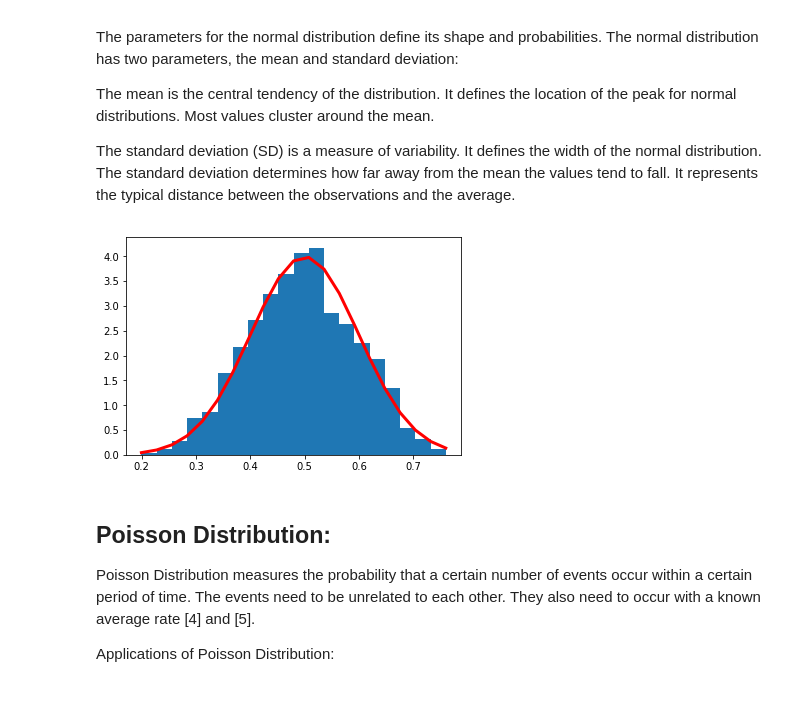
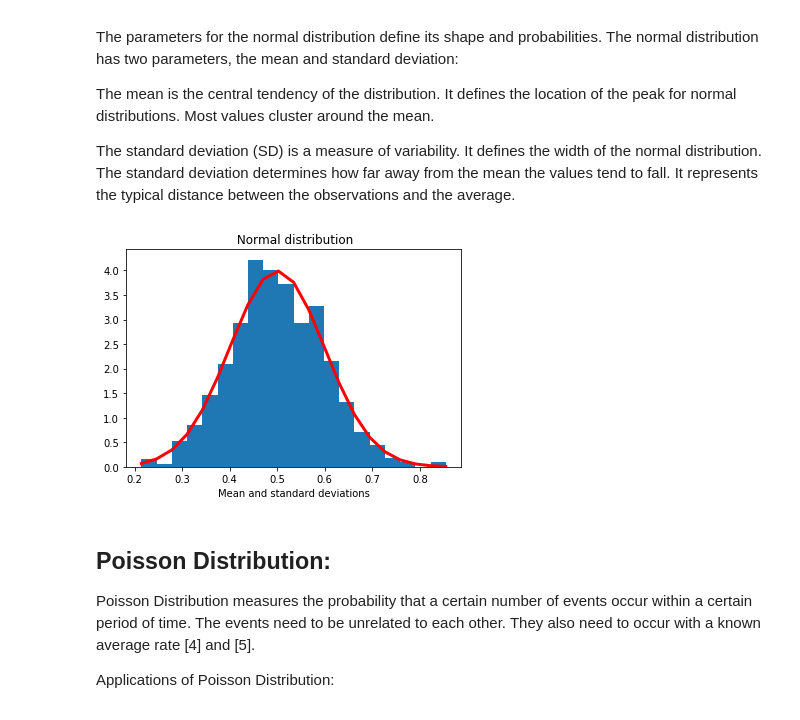
Before and after one commit to mikequaid/Programming, a Jupyter notebook: Practical Assignment - Programming.ipynb, the cells around one changed output. Cells and saved outputs as stored; diff of their text form; code cells hidden in the pictures.

```diff
--- a/Practical Assignment - Programming.ipynb
+++ b/Practical Assignment - Programming.ipynb
@@ -77,23 +104,25 @@ The standard deviation (SD) is a measure of variability. It defines the width of
 # %%
 # Example of Normal Distribution
 # numpy.random.normal draws random samples from a normal distribution
-# It has three parameters: location (M), scale (SD) and size (optional)
+# It has three parameters: location (Mean), scale (SD) and Size is optional
 
 %matplotlib inline
 import numpy as np
 import matplotlib.pyplot as plt
 
 mu, sigma = 0.5, 0.1 # Create Mean and Standard Deviation variables
 s = np.random.normal(mu, sigma, 1000)
 
 count, bins, ignored = plt.hist(s, 20, normed=True) # Create the bins and histogram
 
 # Plot the distribution curve
 plt.plot(bins, 1/(sigma * np.sqrt(2 * np.pi)) *
     np.exp( - (bins - mu)**2 / (2 * sigma**2) ),       linewidth=3, color='r')
+plt.xlabel('Mean and standard deviations') # x axis label
+plt.title(' Normal distribution') # Add title
 plt.show()
 # %% [output]
-[figure, old version]
+[figure, new version]
 # %% [markdown]
 ## Poisson Distribution:
 
```
Also changed, not shown: parts of 15 cells of this notebook.
